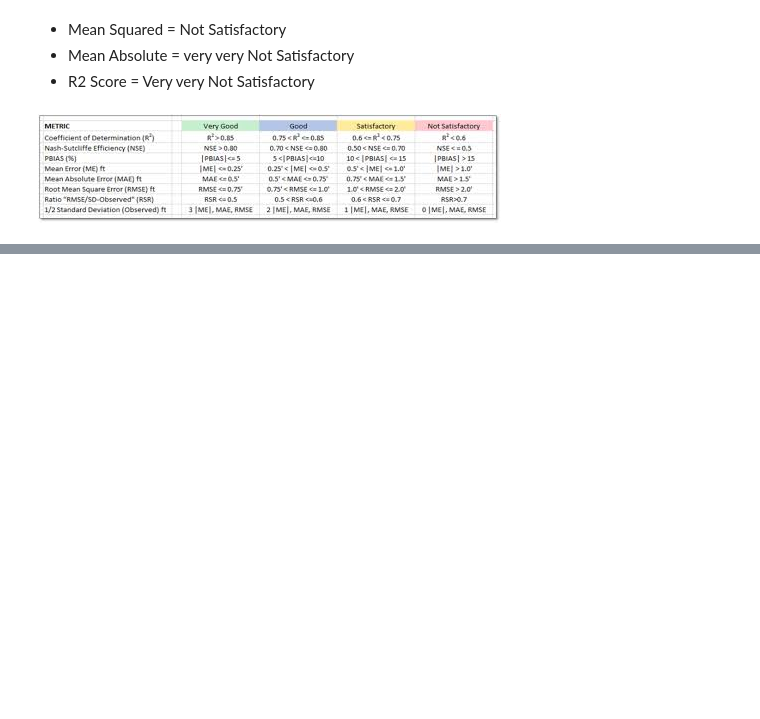
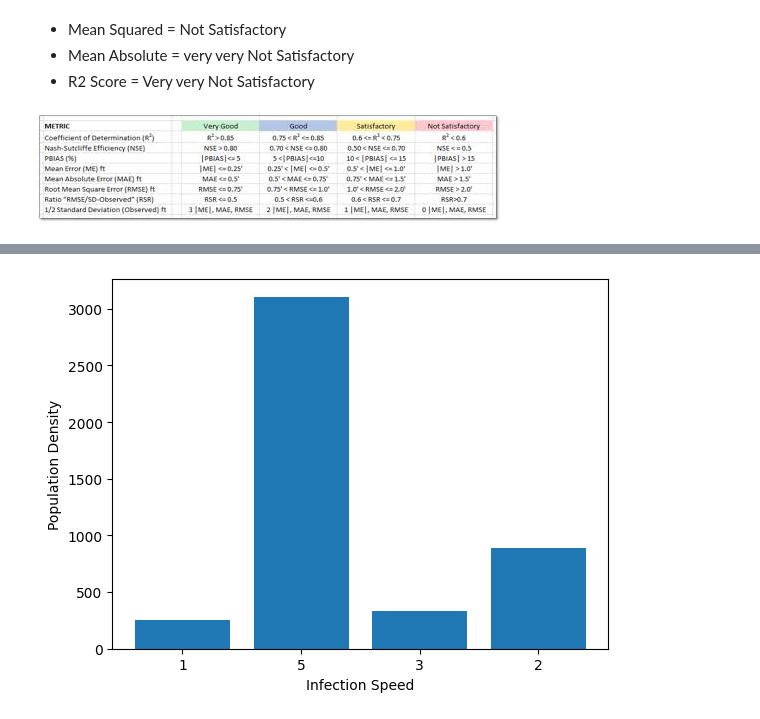
Before and after one commit to lily-the-real-lilly/first, a Jupyter notebook: CovidResearch.ipynb, the cells around one changed output, grey strips where cells are left out. Drawn from its saved outputs; the diff is of its cells as text; code cells hidden in the pictures; blank space fills up the shorter version.

```diff
--- a/CovidResearch.ipynb
+++ b/CovidResearch.ipynb
@@ -621,0 +626,6 @@ R2 score:  -0.37524010994817947
+# %%
+bins = [707004, 428581603, 856456202, 1284330801, 1712205400, 2140080000]
+labels = ['1', '2', '3', '4', '5']
+
+dropcords['Infection Speed'] = pd.cut(dropcords['Cases/Year'], bins=bins, labels=labels, include_lowest=True)
+dropcords.head()
@@ -621,0 +639,3 @@ R2 score:  -0.37524010994817947
+# %%
+dropcords['Avg People/Sq Km'] = dropcords['Avg People/Sq Km'].astype(int)
+dropcords.info()
@@ -621,0 +658,2 @@ R2 score:  -0.37524010994817947
+# %%
+dropcords['firstyear'] = dropcords[2020]
@@ -621,0 +675,7 @@ R2 score:  -0.37524010994817947
+# %%
+plt.bar(dropcords['Infection Speed'], dropcords['Avg People/Sq Km'])
+plt.xlabel('Infection Speed')
+plt.ylabel('Population Density')
+plt.show()
+# %% [output]
+[figure, added]
```
Also changed, not shown: parts of 15 cells of this notebook.
